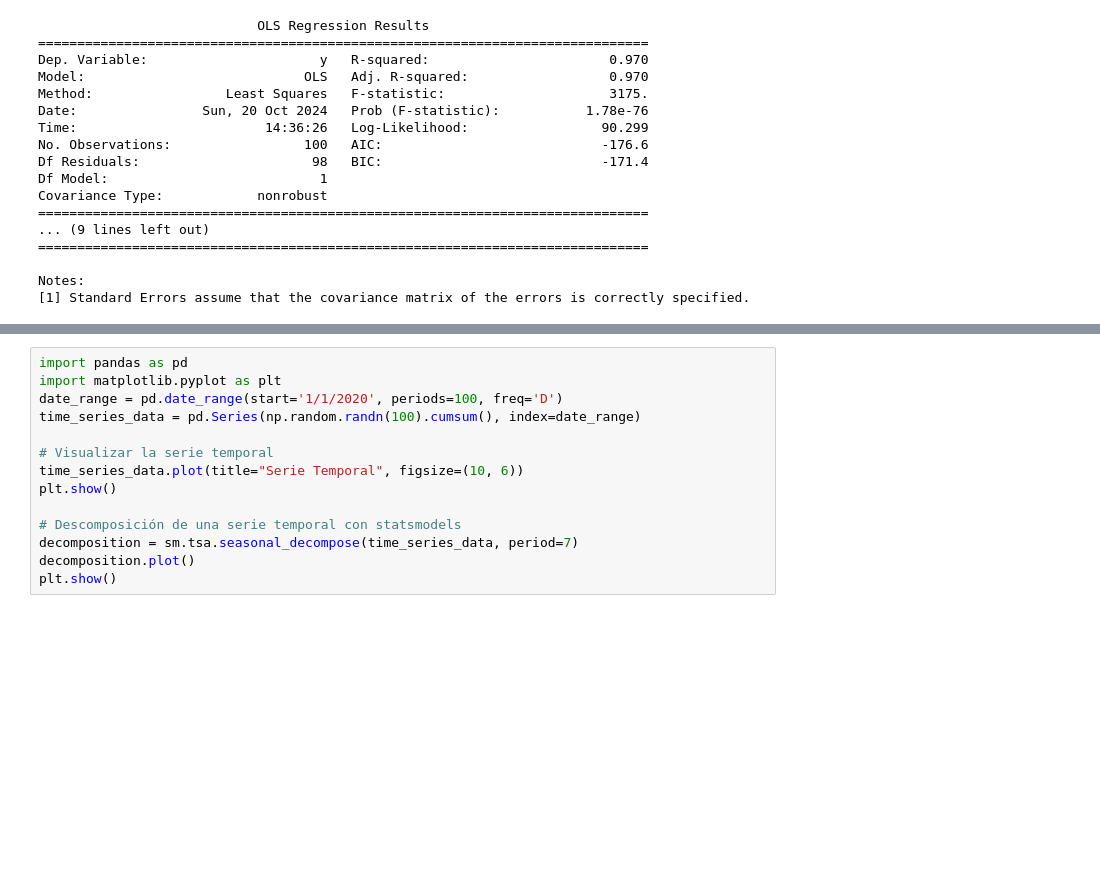
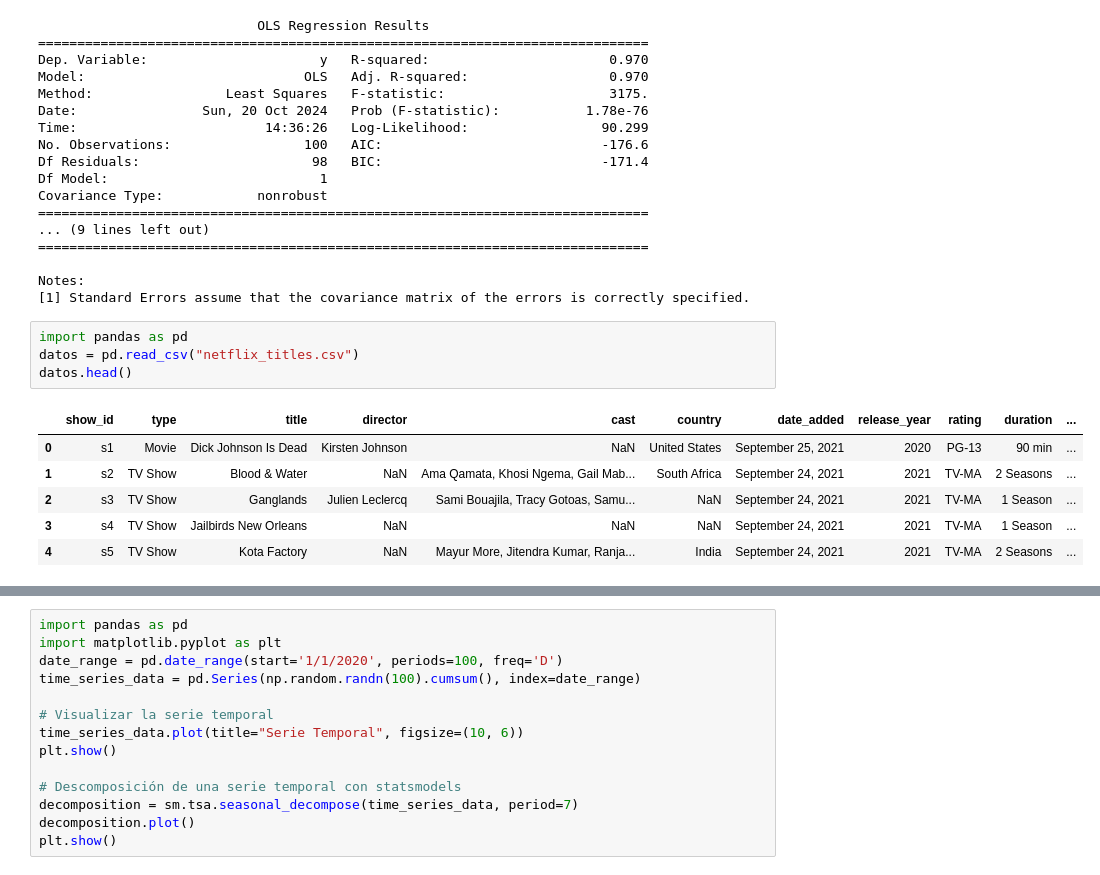
Before and after one commit to EstradaCode/IngEnComputacion-UNLP, a Jupyter notebook: Estadistica/pruebaPython/src/jupy1.ipynb, the cells around one changed output, grey strips where cells are left out. Cells and saved outputs as stored; diff of their text form; blank space fills up the shorter version.

```diff
--- a/Estadistica/pruebaPython/src/jupy1.ipynb
+++ b/Estadistica/pruebaPython/src/jupy1.ipynb
@@ -54,3 +54,14 @@ Covariance Type:            nonrobust
 
 Notes:
 [1] Standard Errors assume that the covariance matrix of the errors is correctly specified.
+# %%
+import pandas as pd
+datos = pd.read_csv("netflix_titles.csv")
+datos.head()
+# %% [output]
+|  | show_id | type | title | director | cast | country | date_added | release_year | rating | duration | ... |
+| 0 | s1 | Movie | Dick Johnson Is Dead | Kirsten Johnson | NaN | United States | September 25, 2021 | 2020 | PG-13 | 90 min | ... |
+| 1 | s2 | TV Show | Blood & Water | NaN | Ama Qamata, Khosi Ngema, Gail Mab... | South Africa | September 24, 2021 | 2021 | TV-MA | 2 Seasons | ... |
+| 2 | s3 | TV Show | Ganglands | Julien Leclercq | Sami Bouajila, Tracy Gotoas, Samu... | NaN | September 24, 2021 | 2021 | TV-MA | 1 Season | ... |
+| 3 | s4 | TV Show | Jailbirds New Orleans | NaN | NaN | NaN | September 24, 2021 | 2021 | TV-MA | 1 Season | ... |
+| 4 | s5 | TV Show | Kota Factory | NaN | Mayur More, Jitendra Kumar, Ranja... | India | September 24, 2021 | 2021 | TV-MA | 2 Seasons | ... |
```
Also changed, not shown: parts of 1 cell of this notebook, 2 other files.
